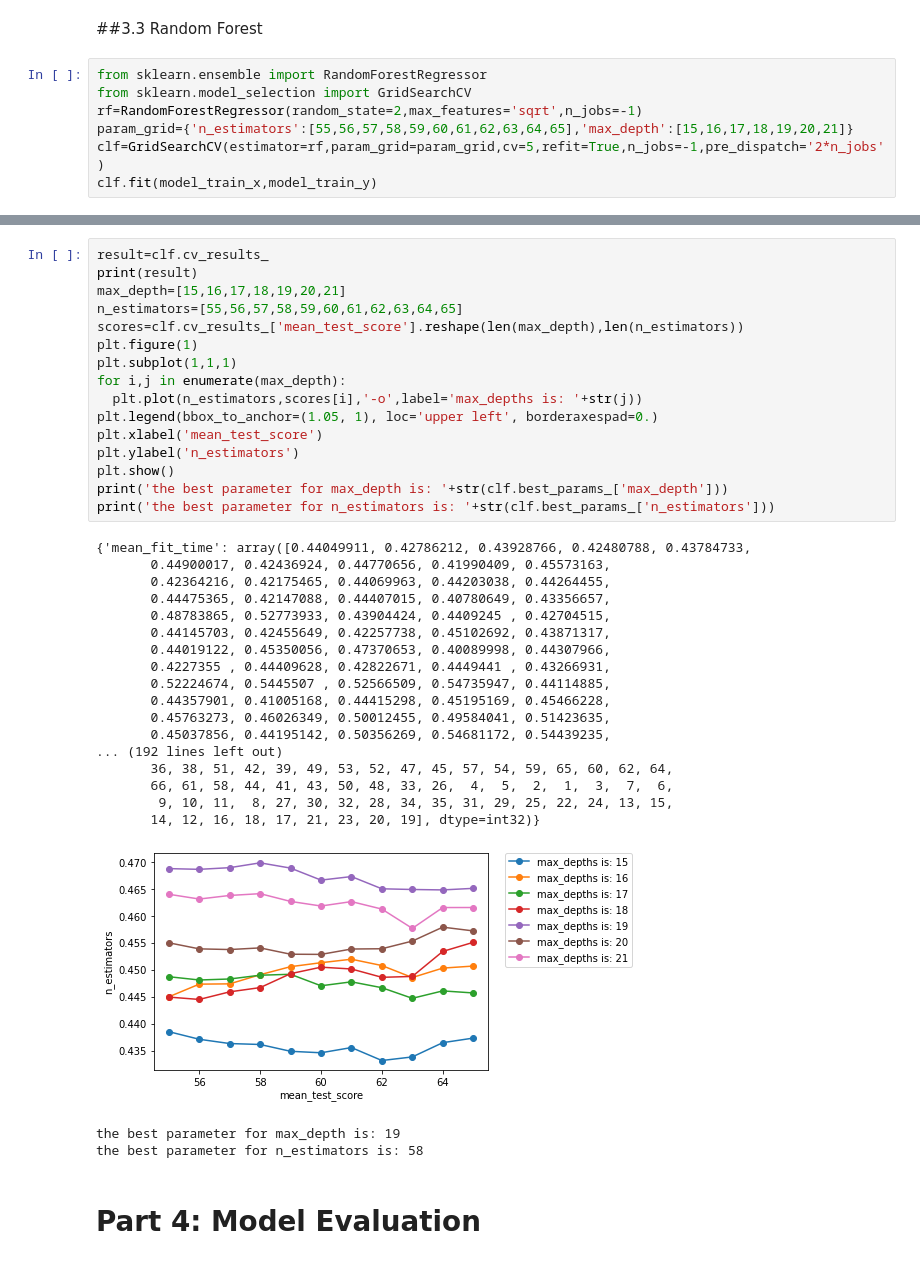
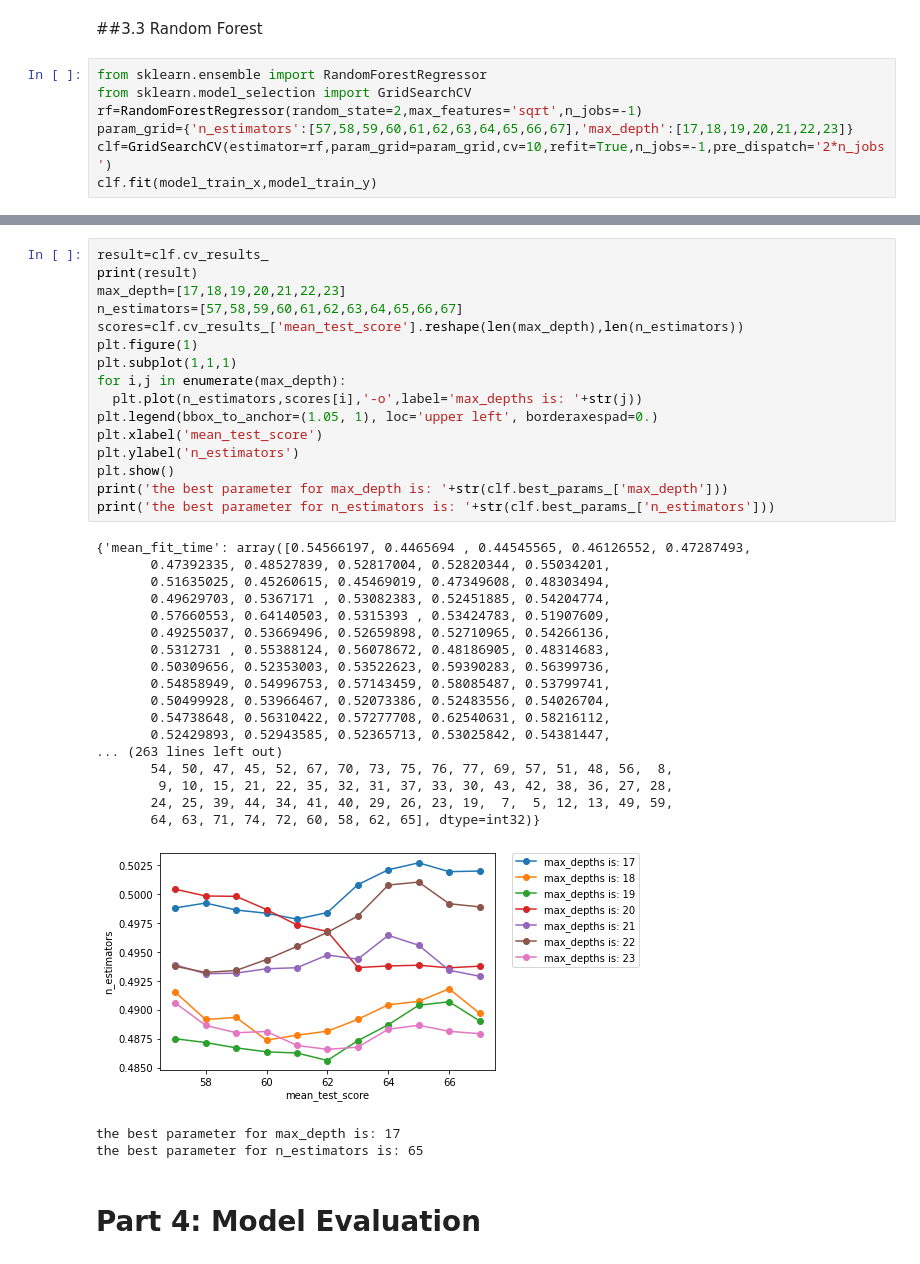
Before and after one commit to yzhang45/Amazon-Prime-Movie-Viewtime-Prediction, a Jupyter notebook: “Amazon_prime_video_ipynb”.ipynb, the cells around one changed output, grey strips where cells are left out. Drawn from its saved outputs; the diff is of its cells as text.

```diff
--- a/“Amazon_prime_video_ipynb”.ipynb
+++ b/“Amazon_prime_video_ipynb”.ipynb
@@ -505,7 +505,7 @@ Ridge(alpha=163.97026580002054, copy_X=True, fit_intercept=True, max_iter=None,
 from sklearn.ensemble import RandomForestRegressor
 from sklearn.model_selection import GridSearchCV
 rf=RandomForestRegressor(random_state=2,max_features='sqrt',n_jobs=-1)
-param_grid={'n_estimators':[55,56,57,58,59,60,61,62,63,64,65],'max_depth':[15,16,17,18,19,20,21]}
-clf=GridSearchCV(estimator=rf,param_grid=param_grid,cv=5,refit=True,n_jobs=-1,pre_dispatch='2*n_jobs')
+param_grid={'n_estimators':[57,58,59,60,61,62,63,64,65,66,67],'max_depth':[17,18,19,20,21,22,23]}
+clf=GridSearchCV(estimator=rf,param_grid=param_grid,cv=10,refit=True,n_jobs=-1,pre_dispatch='2*n_jobs')
 clf.fit(model_train_x,model_train_y)
 # %% [output]
@@ -532,40 +532,40 @@ GridSearchCV(cv=5, error_score=nan,
 # %%
 result=clf.cv_results_
 print(result)
-max_depth=[15,16,17,18,19,20,21]
-n_estimators=[55,56,57,58,59,60,61,62,63,64,65]
+max_depth=[17,18,19,20,21,22,23]
+n_estimators=[57,58,59,60,61,62,63,64,65,66,67]
 scores=clf.cv_results_['mean_test_score'].reshape(len(max_depth),len(n_estimators))
 plt.figure(1)
 plt.subplot(1,1,1)
 for i,j in enumerate(max_depth):
   plt.plot(n_estimators,scores[i],'-o',label='max_depths is: '+str(j))
 plt.legend(bbox_to_anchor=(1.05, 1), loc='upper left', borderaxespad=0.)
 plt.xlabel('mean_test_score')
 plt.ylabel('n_estimators')
 plt.show()
 print('the best parameter for max_depth is: '+str(clf.best_params_['max_depth']))
 print('the best parameter for n_estimators is: '+str(clf.best_params_['n_estimators']))
 # %% [output]
-{'mean_fit_time': array([0.44049911, 0.42786212, 0.43928766, 0.42480788, 0.43784733,
-       0.44900017, 0.42436924, 0.44770656, 0.41990409, 0.45573163,
-       0.42364216, 0.42175465, 0.44069963, 0.44203038, 0.44264455,
-       0.44475365, 0.42147088, 0.44407015, 0.40780649, 0.43356657,
-       0.48783865, 0.52773933, 0.43904424, 0.4409245 , 0.42704515,
-       0.44145703, 0.42455649, 0.42257738, 0.45102692, 0.43871317,
-       0.44019122, 0.45350056, 0.47370653, 0.40089998, 0.44307966,
-       0.4227355 , 0.44409628, 0.42822671, 0.4449441 , 0.43266931,
-       0.52224674, 0.5445507 , 0.52566509, 0.54735947, 0.44114885,
-       0.44357901, 0.41005168, 0.44415298, 0.45195169, 0.45466228,
-       0.45763273, 0.46026349, 0.50012455, 0.49584041, 0.51423635,
-       0.45037856, 0.44195142, 0.50356269, 0.54681172, 0.54439235,
-... (192 lines left out)
-       36, 38, 51, 42, 39, 49, 53, 52, 47, 45, 57, 54, 59, 65, 60, 62, 64,
-       66, 61, 58, 44, 41, 43, 50, 48, 33, 26,  4,  5,  2,  1,  3,  7,  6,
-        9, 10, 11,  8, 27, 30, 32, 28, 34, 35, 31, 29, 25, 22, 24, 13, 15,
-       14, 12, 16, 18, 17, 21, 23, 20, 19], dtype=int32)}
+{'mean_fit_time': array([0.54566197, 0.4465694 , 0.44545565, 0.46126552, 0.47287493,
+       0.47392335, 0.48527839, 0.52817004, 0.52820344, 0.55034201,
+       0.51635025, 0.45260615, 0.45469019, 0.47349608, 0.48303494,
+       0.49629703, 0.5367171 , 0.53082383, 0.52451885, 0.54204774,
+       0.57660553, 0.64140503, 0.5315393 , 0.53424783, 0.51907609,
+       0.49255037, 0.53669496, 0.52659898, 0.52710965, 0.54266136,
+       0.5312731 , 0.55388124, 0.56078672, 0.48186905, 0.48314683,
+       0.50309656, 0.52353003, 0.53522623, 0.59390283, 0.56399736,
+       0.54858949, 0.54996753, 0.57143459, 0.58085487, 0.53799741,
+       0.50499928, 0.53966467, 0.52073386, 0.52483556, 0.54026704,
+       0.54738648, 0.56310422, 0.57277708, 0.62540631, 0.58216112,
+       0.52429893, 0.52943585, 0.52365713, 0.53025842, 0.54381447,
+... (263 lines left out)
+       54, 50, 47, 45, 52, 67, 70, 73, 75, 76, 77, 69, 57, 51, 48, 56,  8,
+        9, 10, 15, 21, 22, 35, 32, 31, 37, 33, 30, 43, 42, 38, 36, 27, 28,
+       24, 25, 39, 44, 34, 41, 40, 29, 26, 23, 19,  7,  5, 12, 13, 49, 59,
+       64, 63, 71, 74, 72, 60, 58, 62, 65], dtype=int32)}
-[figure, old version]
+[figure, new version]
-the best parameter for max_depth is: 19
-the best parameter for n_estimators is: 58
+the best parameter for max_depth is: 17
+the best parameter for n_estimators is: 65
 # %% [markdown]
 # Part 4: Model Evaluation
 # %% [markdown]
```
Also changed, not shown: parts of 5 cells of this notebook.
